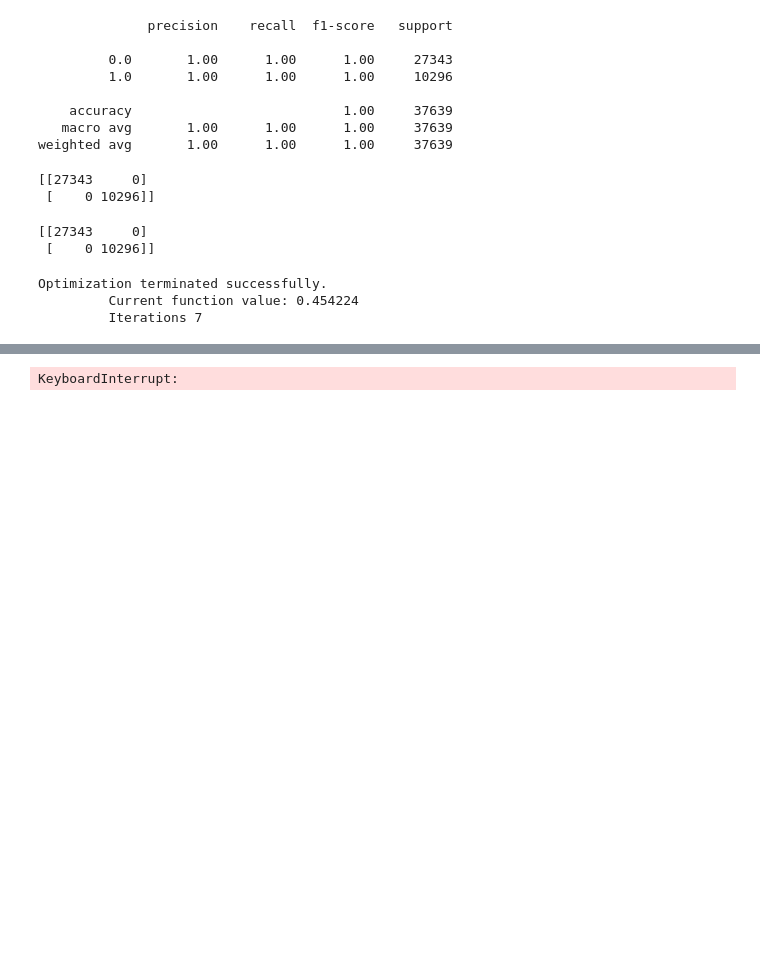
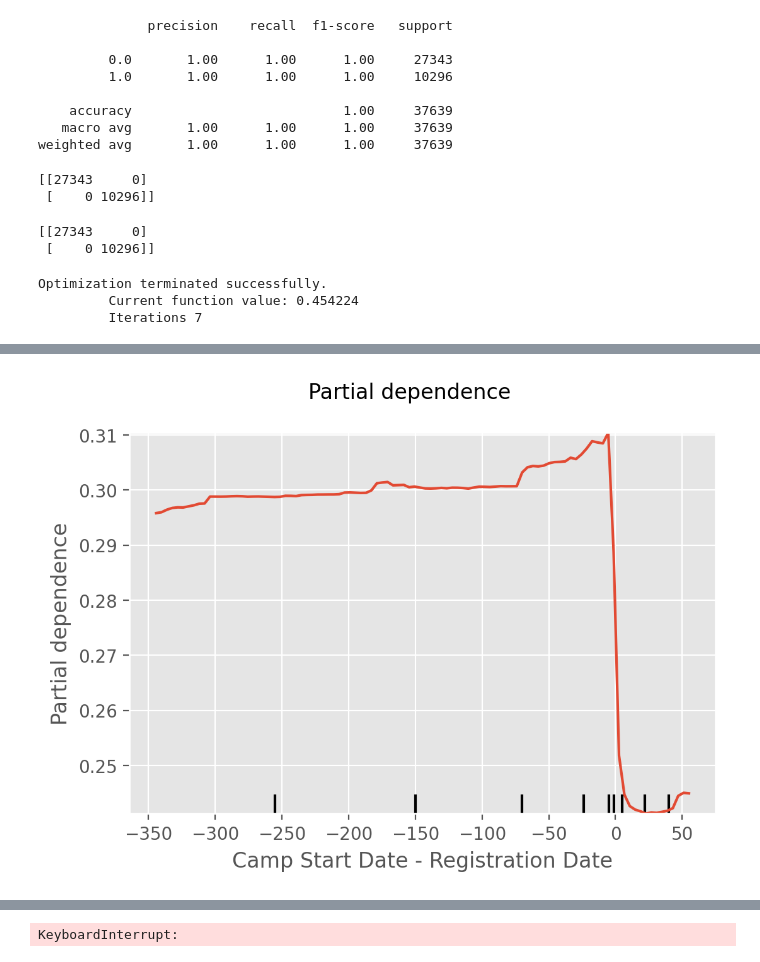
Before and after one commit to AChezick/Capstone2, a Jupyter notebook: Notebooks/Cap3_modelEDA-Copy1.ipynb, the cells around one changed output, grey strips where cells are left out. Drawn from its saved outputs; the diff is of its cells as text; code cells hidden in the pictures; blank space fills up the shorter version.

```diff
--- a/Notebooks/Cap3_modelEDA-Copy1.ipynb
+++ b/Notebooks/Cap3_modelEDA-Copy1.ipynb
@@ -475,0 +404,9 @@ print(roc_auc,'hi'  )
+# %%
+features = ['Camp Start Date - Registration Date']
+
+display = plot_partial_dependence(rfc, X_train7, features)
+
+display.figure_.suptitle( 'Partial dependence ' )
+display.figure_.subplots_adjust(hspace=0.3)
+# %% [output]
+[figure, added]
```
Also changed, not shown: parts of 33 cells of this notebook, 30 other files.
